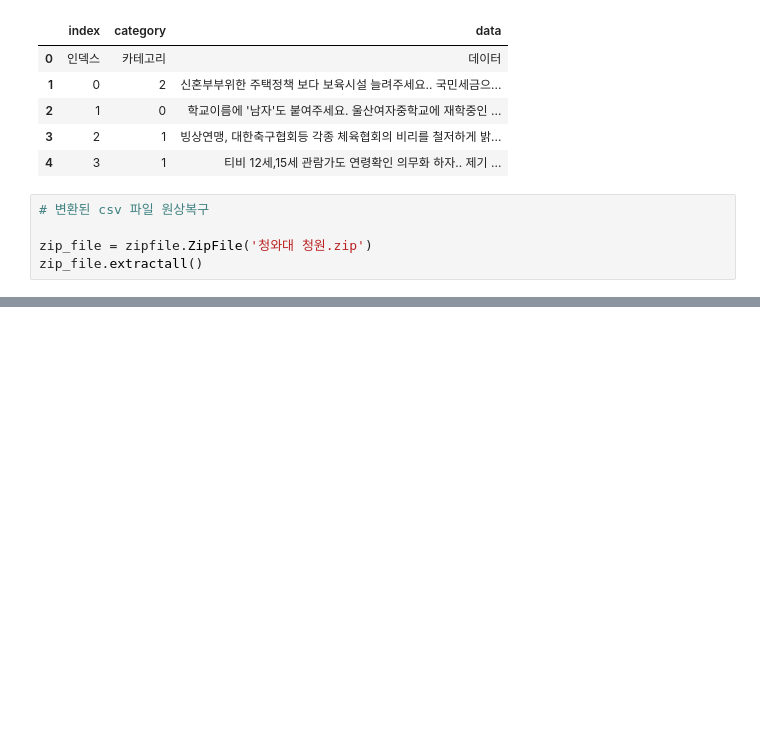
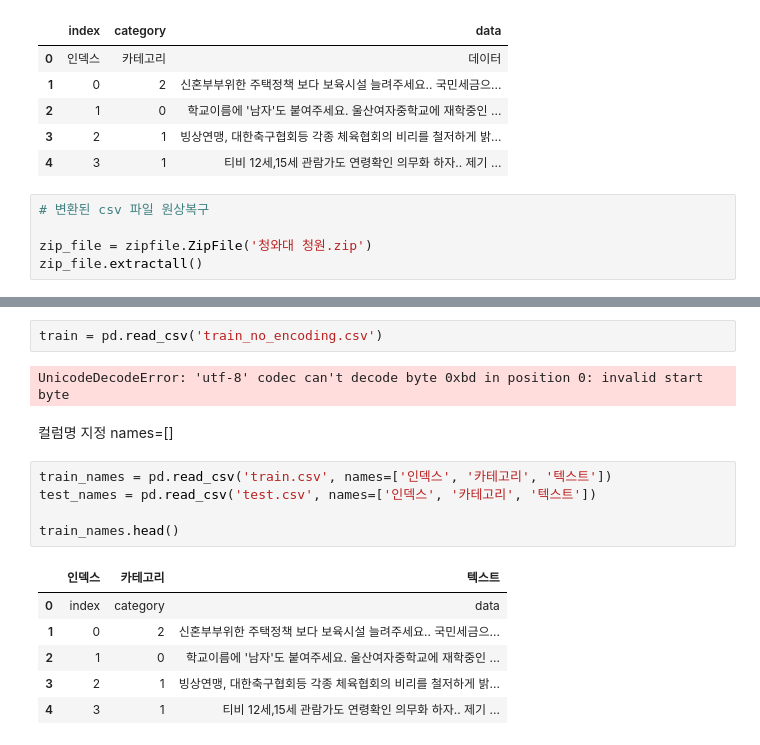
Before and after one commit to happycoder-leesh/kaggle_study, a Jupyter notebook: 1st_week_5.ipynb, the cells around one changed output, grey strips where cells are left out. Saved outputs shown, nothing was run; the diff lists cells and outputs as text; blank space fills up the shorter version.

```diff
--- a/1st_week_5.ipynb
+++ b/1st_week_5.ipynb
@@ -78,0 +162,18 @@ zip_file.extractall()
+# %%
+train = pd.read_csv('train_no_encoding.csv')
+# %% [output]
+UnicodeDecodeError: 'utf-8' codec can't decode byte 0xbd in position 0: invalid start byte
+# %% [markdown]
+컬럼명 지정 names=[]
+# %%
+train_names = pd.read_csv('train.csv', names=['인덱스', '카테고리', '텍스트'])
+test_names = pd.read_csv('test.csv', names=['인덱스', '카테고리', '텍스트'])
+
+train_names.head()
+# %% [output]
+|  | 인덱스 | 카테고리 | 텍스트 |
+| 0 | index | category | data |
+| 1 | 0 | 2 | 신혼부부위한 주택정책 보다 보육시설 늘려주세요.. 국민세금으... |
+| 2 | 1 | 0 | 학교이름에 '남자'도 붙여주세요. 울산여자중학교에 재학중인 ... |
+| 3 | 2 | 1 | 빙상연맹, 대한축구협회등 각종 체육협회의 비리를 철저하게 밝... |
+| 4 | 3 | 1 | 티비 12세,15세 관람가도 연령확인 의무화 하자.. 제기 ... |
```
Also changed, not shown: parts of 51 cells of this notebook.
